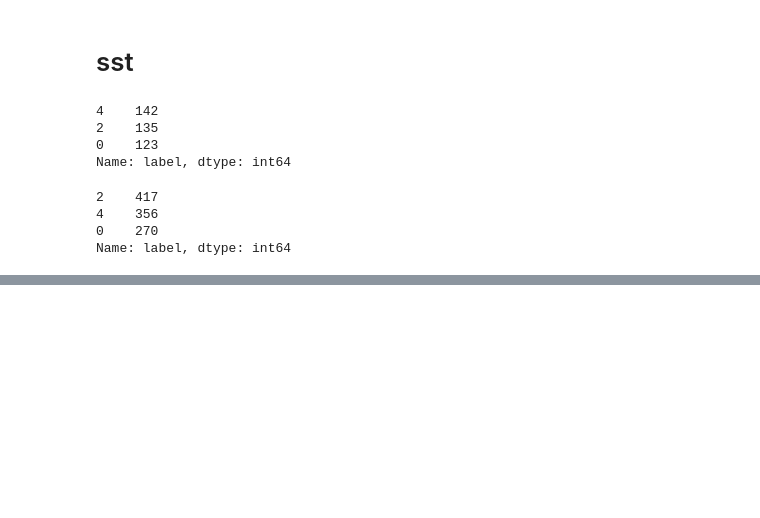
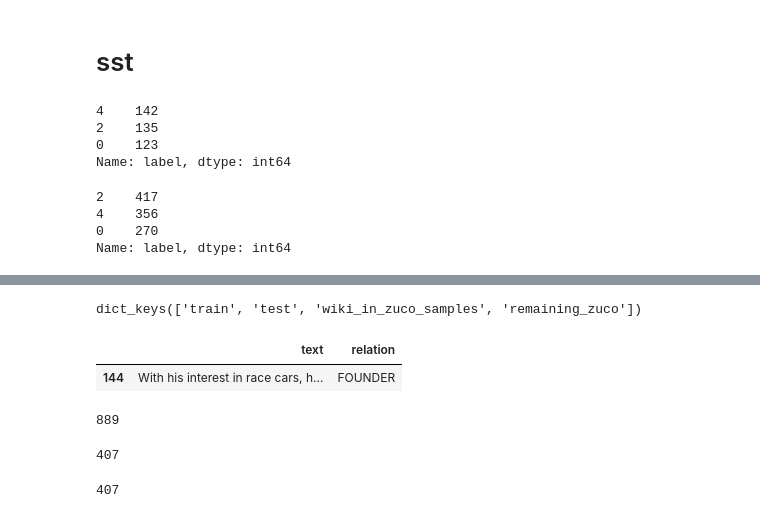
Before and after one commit to guojun-wu/Scan, a Jupyter notebook: view.ipynb, the cells around one changed output, grey strips where cells are left out. Drawn from its saved outputs; the diff is of its cells as text; code cells hidden in the pictures; blank space fills up the shorter version.

Commit message:
wiki

```diff
--- a/view.ipynb
+++ b/view.ipynb
@@ -355,0 +358,13 @@ val_df.to_csv("data/sst/val.csv", index=False)
+# %%
+import pickle
+import pandas as pd
+
+# Specify the path to your .p file
+file_path = 'data/wiki/wiki_rel_zuco_filtered.p'
+
+# Open the file in binary mode
+with open(file_path, 'rb') as file:
+    # Load the object from the file
+    data = pickle.load(file)
+
+# Now 'data' contains the object stored in the .p file
@@ -355,0 +373,29 @@ val_df.to_csv("data/sst/val.csv", index=False)
+# %%
+data.keys()
+# %% [output]
+dict_keys(['train', 'test', 'wiki_in_zuco_samples', 'remaining_zuco'])
+# %%
+data_list = data['test']
+test_df = pd.DataFrame(data_list, columns=['text', 'relation'])
+data_list = data['train']
+train_df = pd.DataFrame(data_list, columns=['text', 'relation'])
+df = pd.concat([train_df, test_df], ignore_index=True)
+# %%
+df['relation'] = df['relation'].apply(lambda x: x[2] if len(x) >= 3 else None)
+# %%
+df[df['text'].str.contains("Henry Ford Company")]
+# %% [output]
+|  | text | relation |
+| 144 | With his interest in race cars, h... | FOUNDER |
+# %%
+# keep the rows with relation award, education, employer, founder, job_title, nationality, political_affiliation, visited and wife
+desired_relations = ['award', 'education', 'employer', 'founder', 'job_title', 'nationality', 'political_affiliation', 'visited', 'wife']
+
+# lower case the relation in df
+df['relation'] = df['relation'].str.lower()
+# Filter the DataFrame to keep only rows with the desired relation types
+filtered_df = df[df['relation'].isin(desired_relations)]
+
+len(filtered_df)
+# %% [output]
+889
@@ -355,0 +411,11 @@ val_df.to_csv("data/sst/val.csv", index=False)
+# %%
+len(df)
+# %% [output]
+407
+# %%
+test_df = pd.read_csv("data/wiki/test.csv", sep='\t')
+# change the column name from 'CONTENT' to 'text', "SN" to sid
+test_df = test_df.rename(columns={'CONTENT': 'text', 'SN': 'sid'})
+len(test_df)
+# %% [output]
+407
```
Also changed, not shown: parts of 7 cells of this notebook, 5 other files.
